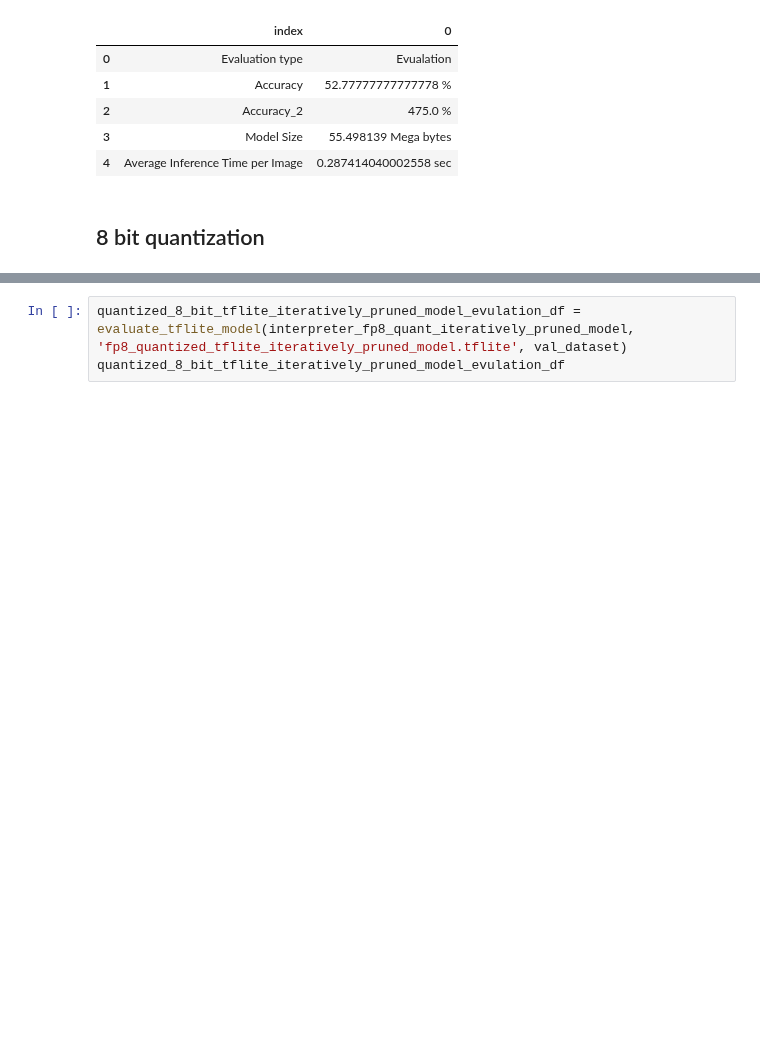
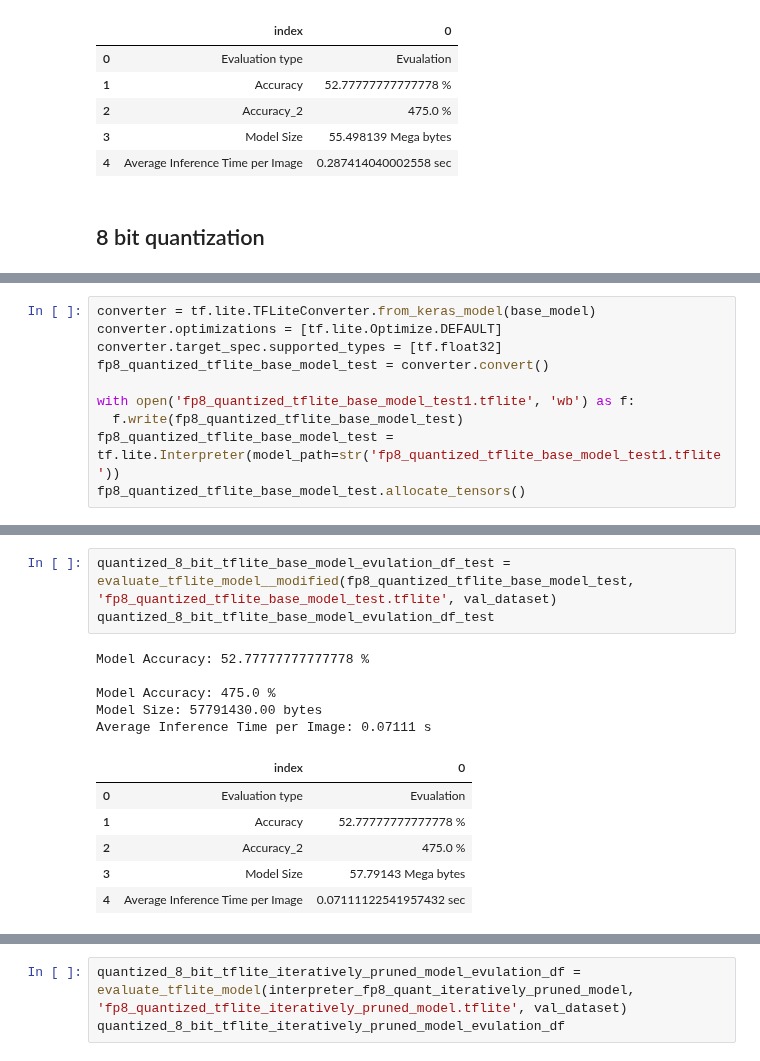
Before and after one commit to nagusubra/Solar_panel_dust_detection, a Jupyter notebook: Final_report.ipynb, the cells around one changed output, grey strips where cells are left out. Drawn from its saved outputs; the diff is of its cells as text; blank space fills up the shorter version.

Commit message:
Created using Colaboratory - tflite badd accuracy

```diff
--- a/Final_report.ipynb
+++ b/Final_report.ipynb
@@ -728,0 +855,10 @@ Average Inference Time per Image: 0.05444 s
+# %%
+converter = tf.lite.TFLiteConverter.from_keras_model(base_model)
+converter.optimizations = [tf.lite.Optimize.DEFAULT]
+converter.target_spec.supported_types = [tf.float32]
+fp8_quantized_tflite_base_model_test = converter.convert()
+
+with open('fp8_quantized_tflite_base_model_test1.tflite', 'wb') as f:
+  f.write(fp8_quantized_tflite_base_model_test)
+fp8_quantized_tflite_base_model_test = tf.lite.Interpreter(model_path=str('fp8_quantized_tflite_base_model_test1.tflite'))
+fp8_quantized_tflite_base_model_test.allocate_tensors()
@@ -728,0 +867,15 @@ Average Inference Time per Image: 0.05444 s
+# %%
+quantized_8_bit_tflite_base_model_evulation_df_test = evaluate_tflite_model__modified(fp8_quantized_tflite_base_model_test, 'fp8_quantized_tflite_base_model_test.tflite', val_dataset)
+quantized_8_bit_tflite_base_model_evulation_df_test
+# %% [output]
+Model Accuracy: 52.77777777777778 %
+
+Model Accuracy: 475.0 %
+Model Size: 57791430.00 bytes
+Average Inference Time per Image: 0.07111 s
+|  | index | 0 |
+| 0 | Evaluation type | Evualation |
+| 1 | Accuracy | 52.77777777777778 % |
+| 2 | Accuracy_2 | 475.0 % |
+| 3 | Model Size | 57.79143 Mega bytes |
+| 4 | Average Inference Time per Image | 0.07111122541957432 sec |
```
Also changed, not shown: parts of 14 cells of this notebook.
